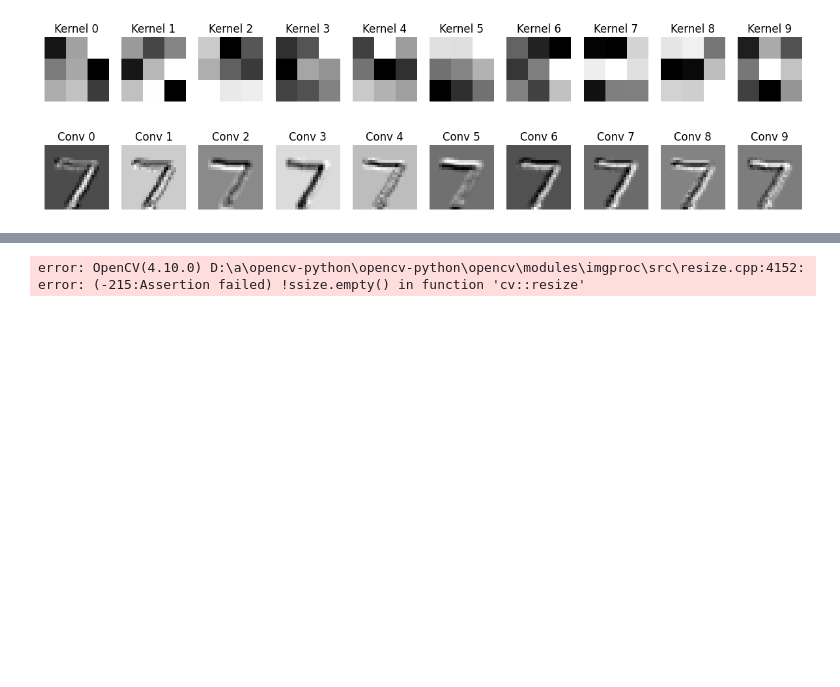
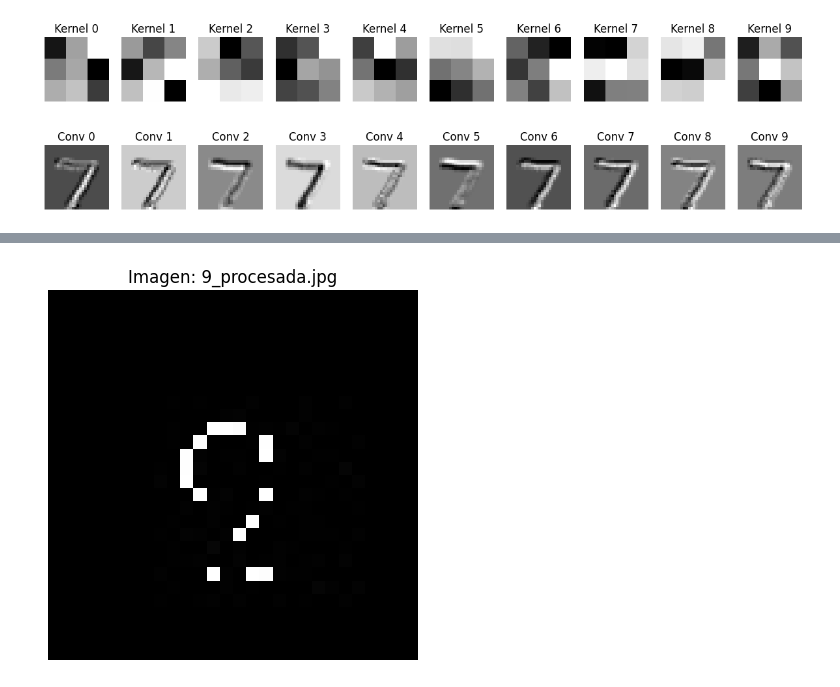
Before and after one commit to ladmepaz/convolucion-mnist-watermelon, a Jupyter notebook: notebook.ipynb, the cells around one changed output, grey strips where cells are left out. Cells and saved outputs as stored; diff of their text form; code cells hidden in the pictures; blank space fills up the shorter version.

Commit message:
procesamiento de imagenes y predciccion

```diff
--- a/notebook.ipynb
+++ b/notebook.ipynb
@@ -145,18 +141,0 @@ plt.show()
-# %%
-from tensorflow.keras.preprocessing import image
-import cv2
-
-def cargar_imagen_personal(path):
-    img = cv2.imread(path, cv2.IMREAD_GRAYSCALE)
-    img = cv2.resize(img, (28, 28))
-    img = 255 - img  # invertir colores si es fondo blanco
-    img = img / 255.0
-    return img.reshape(1, 28, 28, 1)
-
-# Predecir
-for i in range(10):
-    img = cargar_imagen_personal(f'digito_{i}.png')
-    pred = model.predict(img)
-    print(f'Predicción imagen {i}: {np.argmax(pred)}')
-# %% [output]
-error: OpenCV(4.10.0) D:\a\opencv-python\opencv-python\opencv\modules\imgproc\src\resize.cpp:4152: error: (-215:Assertion failed) !ssize.empty() in function 'cv::resize'
@@ -162,0 +171,58 @@ error: OpenCV(4.10.0) D:\a\opencv-python\opencv-python\opencv\modules\imgproc\sr
+# %%
+import cv2
+import numpy as np
+import os
+
+def cargar_imagenes_tratadas(carpeta='imagenes_tratadas'):
+    imagenes = []
+    nombres = []
+
+    for archivo in os.listdir(carpeta):
+        if archivo.endswith('.jpg'):
+            ruta = os.path.join(carpeta, archivo)
+            img = cv2.imread(ruta, cv2.IMREAD_GRAYSCALE)
+            if img is not None:
+                img = img.astype('float32') / 255.0  # Normalizar
+                img = np.expand_dims(img, axis=(0, -1))  # (1, 28, 28, 1)
+                imagenes.append(img)
+                nombres.append(archivo)
+
+    return np.vstack(imagenes), nombres
+# %%
+import cv2
+import numpy as np
+import matplotlib.pyplot as plt
+import os
+
+
+def cargar_imagenes_tratadas(carpeta='imagenes_tratadas'):
+    imagenes = []
+    nombres = []
+    for archivo in os.listdir(carpeta):
+        if archivo.endswith('.jpg'):
+            ruta = os.path.join(carpeta, archivo)
+            img = cv2.imread(ruta, cv2.IMREAD_GRAYSCALE)
+            if img is not None:
+                img = img.astype('float32') / 255.0  # Normalizar
+                img = np.expand_dims(img, axis=-1)   # Forma (28,28,1)
+                imagenes.append(img)
+                nombres.append(archivo)
+    return np.array(imagenes), nombres
+
+
+imagenes, nombres = cargar_imagenes_tratadas('imagenes_tratadas')
+
+
+idx = 9  # Cambia el índice para probar otras imágenes
+
+img = imagenes[idx]
+
+plt.imshow(img.squeeze(), cmap='gray')
+plt.title(f"Imagen: {nombres[idx]}")
+plt.axis('off')
+plt.show()
+
+prediction = model.predict(np.expand_dims(img, axis=0))
+print("Predicción del modelo:", np.argmax(prediction))
+# %% [output]
+[figure, added]
```
Also changed, not shown: parts of 4 cells of this notebook, 10 other files.
